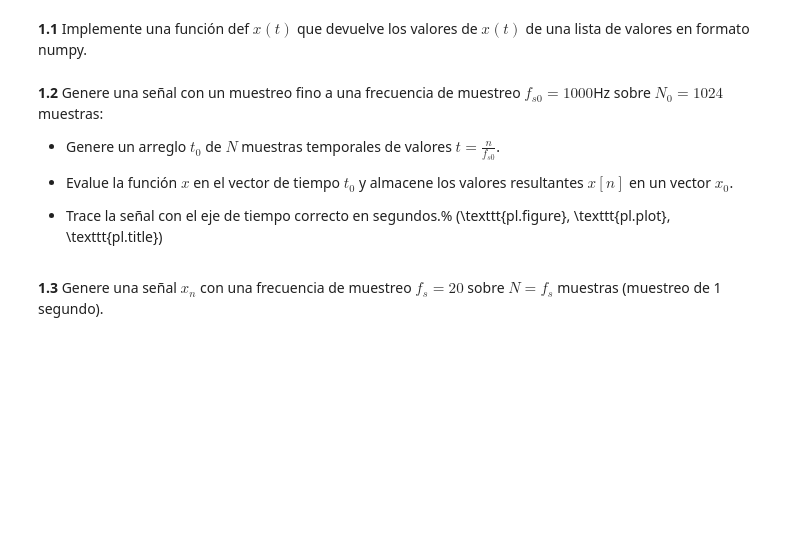
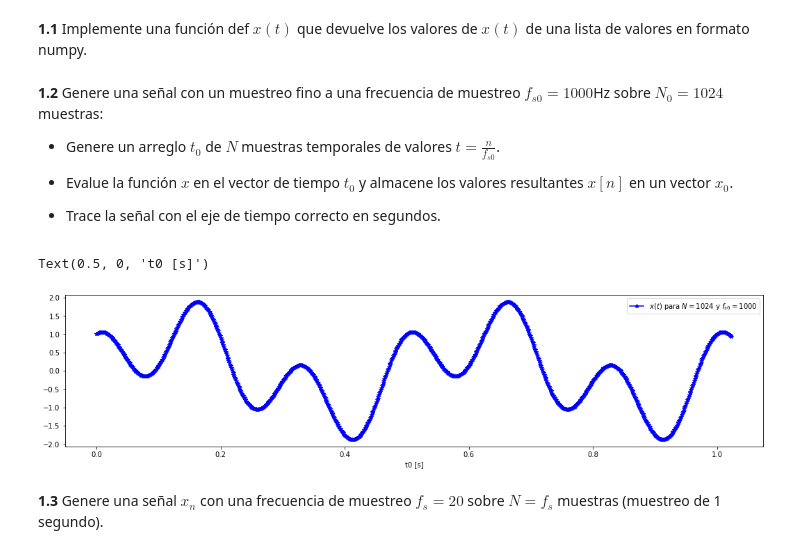
Before and after one commit to jimenaRL/fmps2021, a Jupyter notebook: TP2/FMPS-TP2.ipynb, the cells around one changed output. Saved outputs shown, nothing was run; the diff lists cells and outputs as text; code cells hidden in the pictures; blank space fills up the shorter version.

```diff
--- a/TP2/FMPS-TP2.ipynb
+++ b/TP2/FMPS-TP2.ipynb
@@ -20,6 +23,12 @@ Generaremos muestras a partir de la siguiente señal continua
 donde  $f_0 = 2$Hz y $f_1 = 3f_0$.
 # %% [markdown]
 **1.1** Implemente una función  def $x(t)$   que devuelve los valores de $x(t)$ de una lista de valores en formato numpy.
+# %%
+f0 = 2
+f1 = 3*f0
+
+def x(t):
+    return np.sin(2*np.pi*f0*t)+np.cos(2*np.pi*f1*t)
 # %% [markdown]
 **1.2** Genere una señal con un muestreo fino a una frecuencia de muestreo $f_{s0} = 1000$Hz sobre $N_0 = 1024$ muestras:
 
@@ -27,6 +36,24 @@ donde  $f_0 = 2$Hz y $f_1 = 3f_0$.
 
 - Evalue la función $x$ en el vector de tiempo $t_0$ y almacene los valores resultantes $x [n]$ en un vector $x_0$.
 
-- Trace la señal con el eje de tiempo correcto en segundos.% (\texttt{pl.figure}, \texttt{pl.plot}, \texttt{pl.title})
+- Trace la señal con el eje de tiempo correcto en segundos.
+# %%
+N0 = 2**10  # 1024
+fs0 = 1000
+
+step = 1./fs0
+init = 0
+end = step*N0
+t0 = np.arange(init, end, step)
+
+x0 = x(t0)
+
+fig, ax = plt.subplots(1,1,figsize=(18,4))
+o1 = ax.plot(t0, x0, 'b-*',  label='$x(t)$ para $N=1024$ y $f_{s0}=1000$')
+ax.legend()
+ax.set_xlabel('t0 [s]')
+# %% [output]
+Text(0.5, 0, 't0 [s]')
+[figure, added]
 # %% [markdown]
 **1.3** Genere una señal  $x_n$ con una frecuencia de muestreo $f_s = 20$ sobre $N = f_s$ muestras (muestreo de 1 segundo).
```
Also changed, not shown: parts of 11 cells of this notebook.
